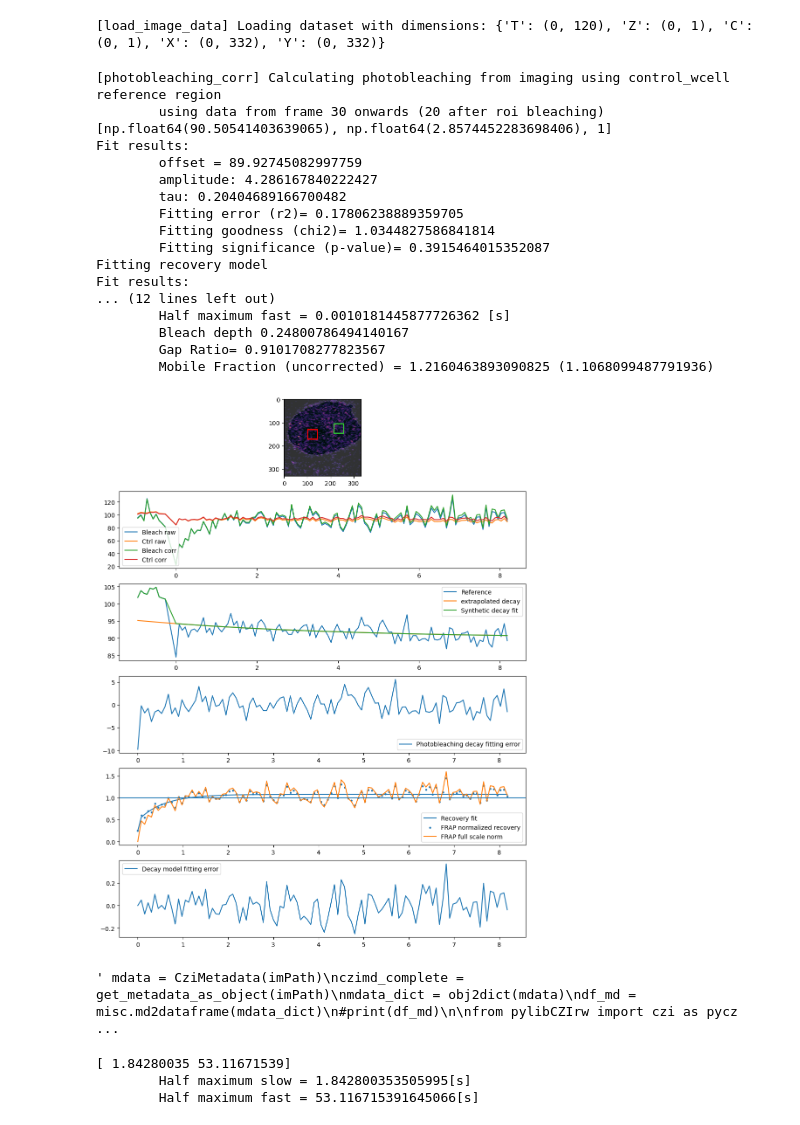
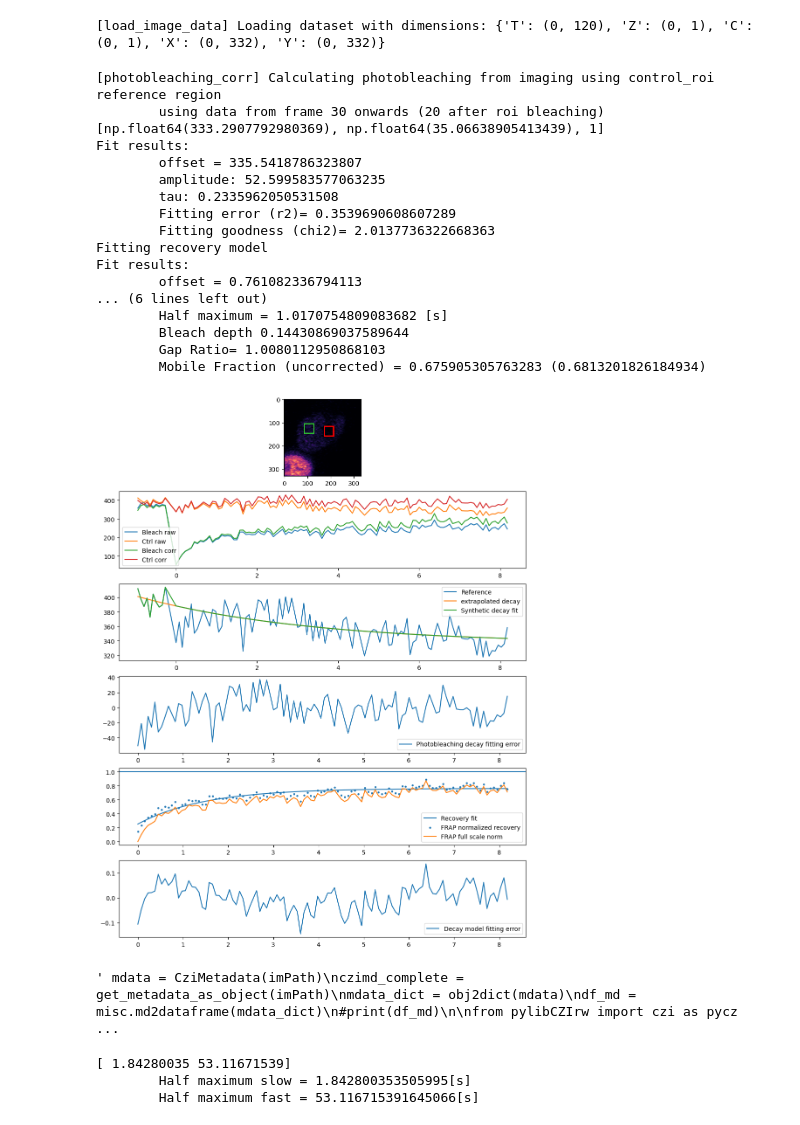
Before and after one commit to amarcosv/FRAP-analysis-younglab, a Jupyter notebook: src/load_test.ipynb, the cells around one changed output. Cells and saved outputs as stored; diff of their text form; code cells hidden in the pictures.

```diff
--- a/src/load_test.ipynb
+++ b/src/load_test.ipynb
@@ -12,14 +12,12 @@ from skimage.color import label2rgb
 
 #import bioio_czi
 
-imPath = "D:\\Projects\\Shannon\\FRAP analysis\\images\\test\\dish1_ASS1WT_0mMH2O2_0mMNAC-#roi-09-Airyscan Processing-02.czi"
-#imPath = "D:\\Projects\Shannon\\FRAP analysis\\images\\20250115_MeCP2_FRAP_processed\\dish1_MECP2WT-#roi-07-Airyscan Processing-07.czi"
-imPath = "Z:\\Shannon\\20250226_MeCP2\\MUT\\dish7_MECP2MUT-#roi-08-Airyscan Processing-19.czi"
-imPath = "D:\\Projects\\Shannon\\FRAP analysis\\images\\20250115_MeCP2_FRAP_processed\\MUT\\dish2_MECP2MUT-#roi-02-Airyscan Processing-19.czi"
+
+imPath = "D:\\Projects\\Shannon\\FRAP analysis\\images\\20250115_MeCP2_FRAP_processed\\WT\\dish1_MECP2WT-#roi-05-Airyscan Processing-05.czi"
 
 
-roiData,regions, image, frap_experiment = frap_tools.import_FRAP_data(imPath, True)
-roiData, frap_experiment = frap_tools.run_FRAP_analysis(roiData, frap_experiment, 2)
+roiData,regions, image, frap_experiment = frap_tools.import_FRAP_data(imPath, False)
+roiData, frap_experiment = frap_tools.run_FRAP_analysis(roiData, frap_experiment, 1)
 
 #for region in regions.iterrows():
 #    print(region)
@@ -117,47 +115,47 @@ plt.show()
 
 """ mdata = CziMetadata(imPath)
 czimd_complete = get_metadata_as_object(imPath)
 mdata_dict = obj2dict(mdata)
 df_md = misc.md2dataframe(mdata_dict)
 #print(df_md)
 
 from pylibCZIrw import czi as pyczi
 
 with pyczi.open_czi(imPath) as czidoc:
     md_xml = czidoc.raw_metadata
     root = ET.fromstring(md_xml)
     #print(md_xml)
 #meta = img.metadata
 print("Parsing metadata")sss
 for child in root:
     print(child.tag, child.attrib)
 #root = meta
 #ome_meta = img.ome_metadata
 #img.data
 for neighbor in root.iter('RegionItem'):
     print(neighbor.attrib)
 
 regions = pd.read_xml(StringIO(md_xml), xpath=".//RegionItem", attrs_only = True, parser="etree")    """
 # %% [output]
 [load_image_data] Loading dataset with dimensions: {'T': (0, 120), 'Z': (0, 1), 'C': (0, 1), 'X': (0, 332), 'Y': (0, 332)}
-[photobleaching_corr] Calculating photobleaching from imaging using control_wcell reference region
+[photobleaching_corr] Calculating photobleaching from imaging using control_roi reference region
         using data from frame 30 onwards (20 after roi bleaching)
-[np.float64(90.50541403639065), np.float64(2.8574452283698406), 1]
+[np.float64(333.2907792980369), np.float64(35.06638905413439), 1]
 Fit results:
-        offset = 89.92745082997759
-        amplitude: 4.286167840222427
-        tau: 0.20404689166700482
-        Fitting error (r2)= 0.17806238889359705
-        Fitting goodness (chi2)= 1.0344827586841814
-        Fitting significance (p-value)= 0.3915464015352087
+        offset = 335.5418786323807
+        amplitude: 52.599583577063235
+        tau: 0.2335962050531508
+        Fitting error (r2)= 0.3539690608607289
+        Fitting goodness (chi2)= 2.0137736322668363
 Fitting recovery model
 Fit results:
-... (12 lines left out)
-        Half maximum fast = 0.0010181445877726362 [s]
-        Bleach depth 0.24800786494140167
-        Gap Ratio= 0.9101708277823567
-        Mobile Fraction (uncorrected) = 1.2160463893090825 (1.1068099487791936)
+        offset = 0.761082336794113
+... (6 lines left out)
+        Half maximum = 1.0170754809083682 [s]
+        Bleach depth 0.14430869037589644
+        Gap Ratio= 1.0080112950868103
+        Mobile Fraction (uncorrected) = 0.675905305763283 (0.6813201826184934)
-[figure, old version]
+[figure, new version]
 ' mdata = CziMetadata(imPath)\nczimd_complete = get_metadata_as_object(imPath)\nmdata_dict = obj2dict(mdata)\ndf_md = misc.md2dataframe(mdata_dict)\n#print(df_md)\n\nfrom pylibCZIrw import czi as pycz ...
 # %%
 print(frap_experiment['half_max'].item())
```
Also changed, not shown: 9 other files.
